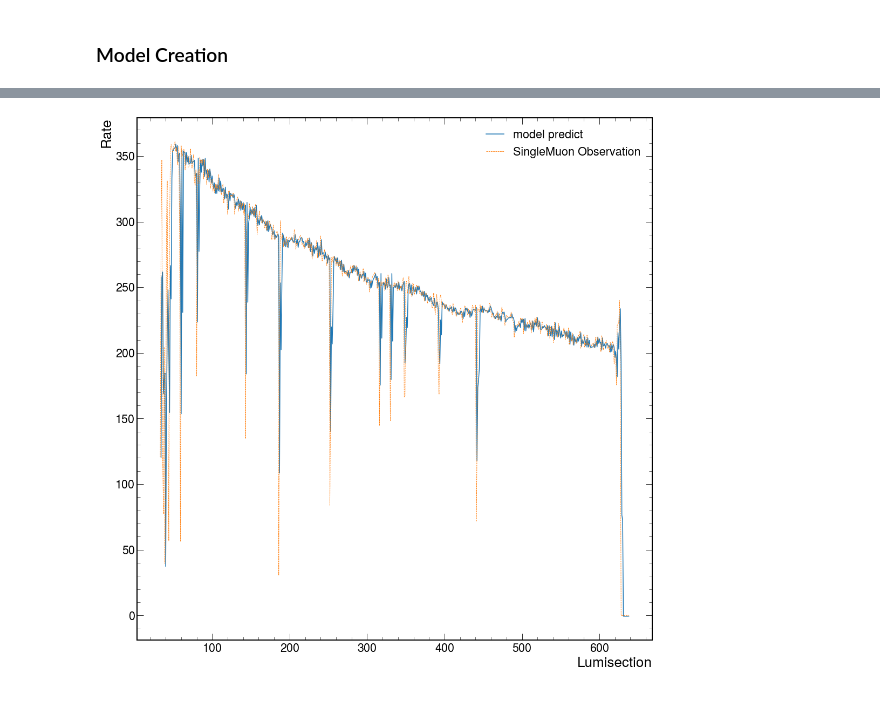
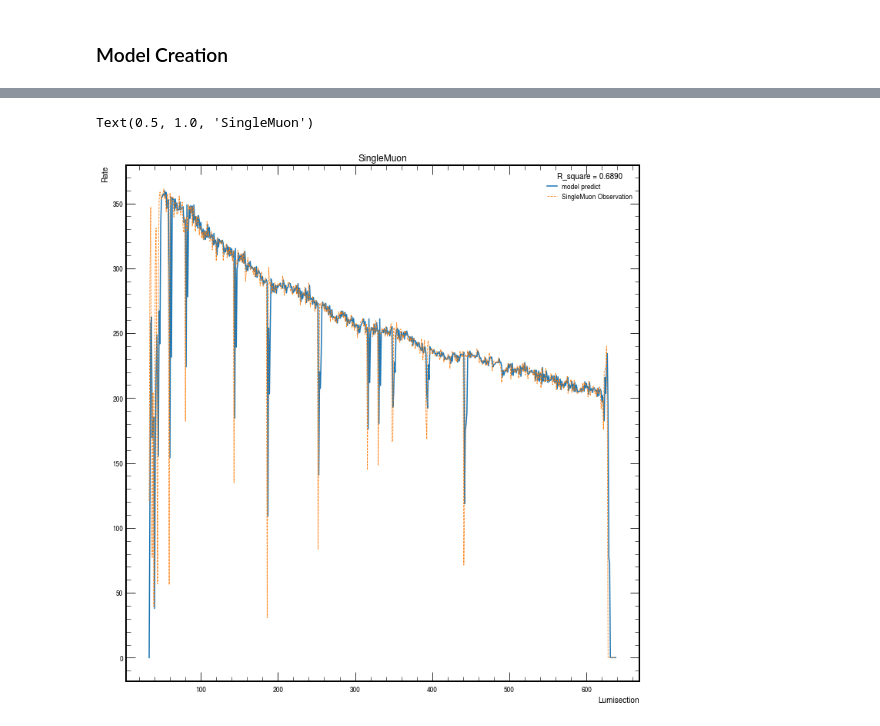
Before and after one commit to Kasidit-Beem/TkDPG-Sumemr-Student-Time-Series-Analysis-, a Jupyter notebook: Forecasting_model/ARIMA_model.ipynb, the cells around one changed output, grey strips where cells are left out. Drawn from its saved outputs; the diff is of its cells as text; code cells hidden in the pictures.

```diff
--- a/Forecasting_model/ARIMA_model.ipynb
+++ b/Forecasting_model/ARIMA_model.ipynb
@@ -88,8 +89,8 @@ plt.axhline(color='black')
 # %% [markdown]
 ### Model Creation
 # %%
-model=ARIMA(df['attributes.rate'],(2,1,0))
-model_fit=model.fit(disp=0)
+model=ARIMA(df['attributes.rate'],order=(2,1,0))
+model_fit=model.fit()
 # %%
 model_fit.summary()
 # %% [output]
@@ -112,11 +133,16 @@ Roots
 # %%
-plt.subplots(figsize=(15,15))
-model_predict=model_fit.predict(start=1,end=604,typ='levels')
+plt.subplots(figsize=(10,10))
+model_predict=model_fit.predict(start=0,end=604)
+corr_matrix=np.corrcoef(df['attributes.rate'],model_predict)
+corr=corr_matrix[0,1]
+R_sq=corr**2
 plt.plot(model_predict,label='model predict')
 plt.plot(df['attributes.rate'],ls='--',lw=0.8,label='SingleMuon Observation')
-plt.legend()
+plt.legend(title='R_square = {:.4f}'.format(R_sq))
 plt.xlabel("Lumisection")
 plt.ylabel("Rate")
 plt.tight_layout()
+plt.title("SingleMuon")
 # %% [output]
+Text(0.5, 1.0, 'SingleMuon')
-[figure, old version]
+[figure, new version]
```
Also changed, not shown: parts of 26 cells of this notebook, 1 other file.
